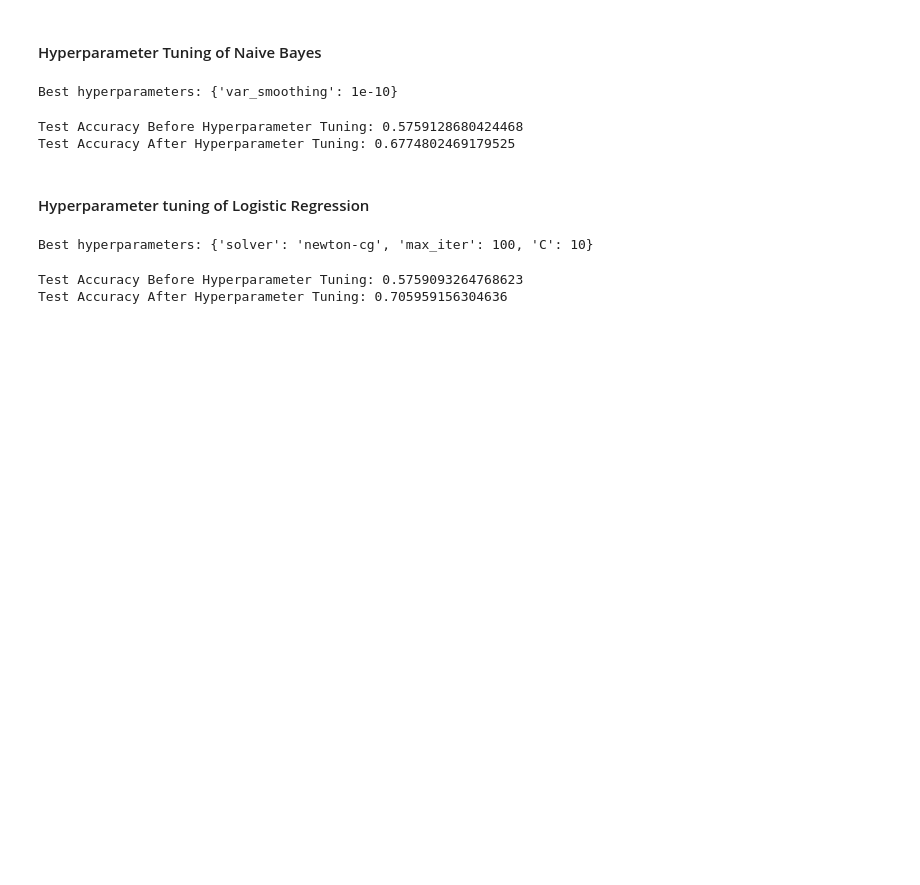
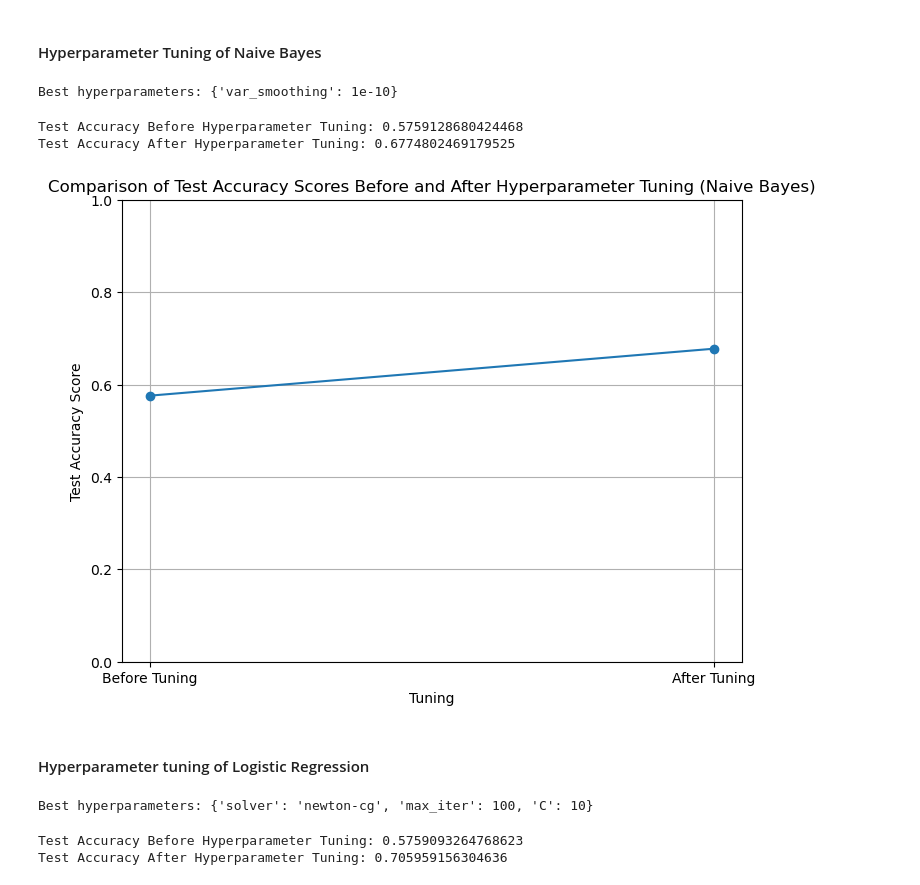
Before and after one commit to musairshad/Instacart-user-analysis, a Jupyter notebook: Instacart Basket Analysis .ipynb, the cells around one changed output. Cells and saved outputs as stored; diff of their text form; code cells hidden in the pictures; blank space fills up the shorter version.

```diff
--- a/Instacart Basket Analysis 03.ipynb
+++ b/Instacart Basket Analysis .ipynb
@@ -1282,6 +1302,21 @@ print("Test Accuracy After Hyperparameter Tuning:", nb_tuned_accuracy)
 # %% [output]
 Test Accuracy Before Hyperparameter Tuning: 0.5759128680424468
 Test Accuracy After Hyperparameter Tuning: 0.6774802469179525
+# %%
+test_accuracy_scores_nb = [nb_test_acc, nb_tuned_accuracy]
+labels_nb = ['Before Tuning', 'After Tuning']
+
+# Plotting the line plot
+plt.figure(figsize=(8, 6))
+plt.plot(labels_nb, test_accuracy_scores_nb, marker='o', linestyle='-')
+plt.xlabel('Tuning')
+plt.ylabel('Test Accuracy Score')
+plt.title('Comparison of Test Accuracy Scores Before and After Hyperparameter Tuning (Naive Bayes)')
+plt.ylim(0.0, 1.0)  # Setting y-axis limits between 0 and 1 for accuracy scores
+plt.grid(True)  # Adding grid lines
+plt.show()
+# %% [output]
+[figure, added]
 # %% [markdown]
 #### Hyperparameter tuning of Logistic Regression
 # %%
```
Also changed, not shown: parts of 14 cells of this notebook, 17 other files.
